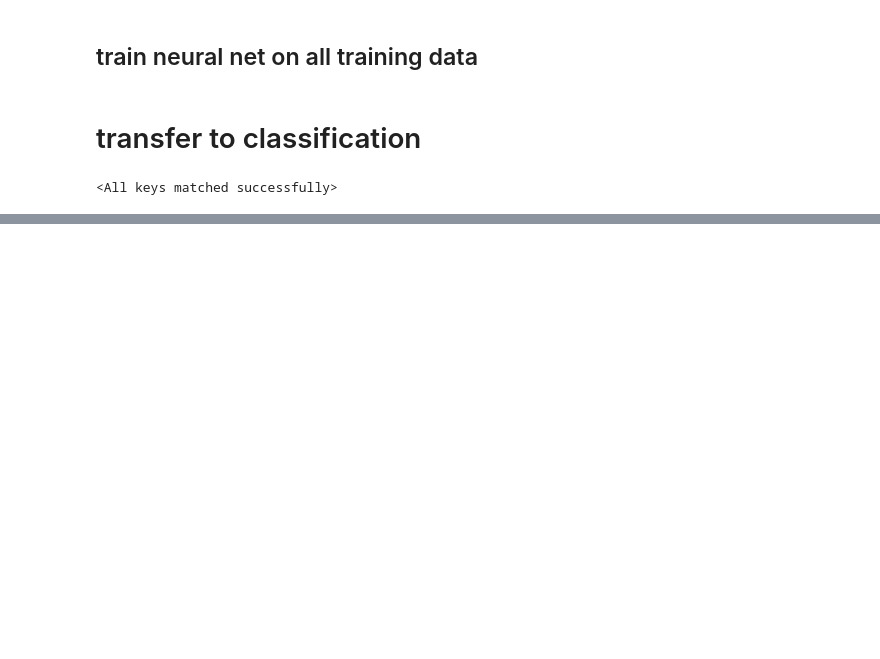
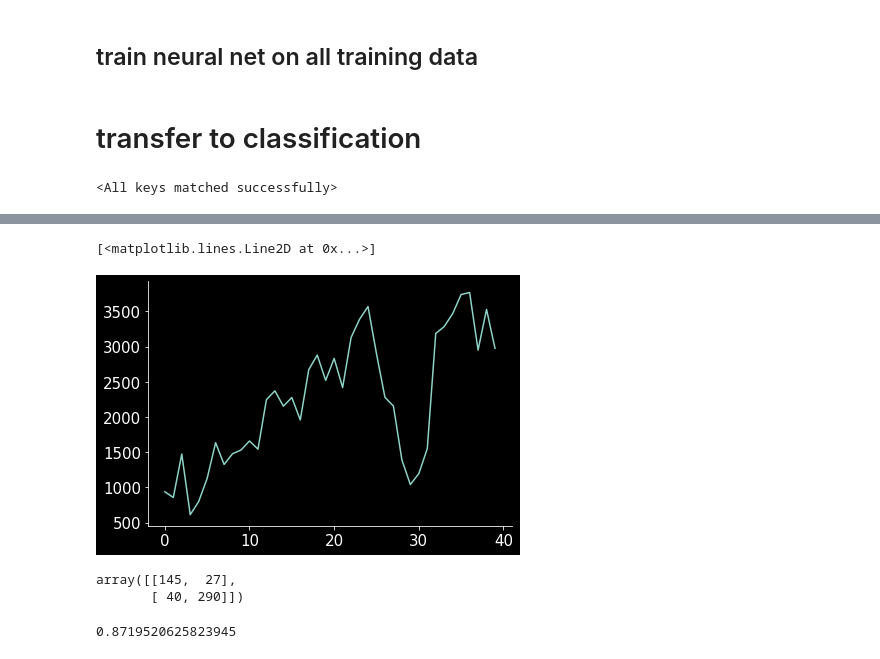
Before and after one commit to Yu-Group/molecular-partner-prediction, a Jupyter notebook: notebooks/08_fit_dnn_tracks.ipynb, the cells around one changed output, grey strips where cells are left out. Drawn from its saved outputs; the diff is of its cells as text; code cells hidden in the pictures; blank space fills up the shorter version.

```diff
--- a/notebooks/08_fit_dnn_tracks.ipynb
+++ b/notebooks/08_fit_dnn_tracks.ipynb
@@ -201,0 +214,6 @@ clath_gak train
+# %%
+    df = ds[('clath_aux+gak', 'test')]
+    X = df[feat_names]
+    y = df['Y_sig_mean_normalized']
+    preds_dnn = dnn.predict(X)
+    preds_gb = gb.predict(df[feat_names[1:]])
@@ -201,0 +235,6 @@ clath_gak train
+# %%
+plt.plot(df['X_same_length'].iloc[dnn_best[0]])
+preds_dnn[dnn_best[0]]
+# %% [output]
+[<matplotlib.lines.Line2D at 0x...>]
+[figure, added]
@@ -201,0 +261,9 @@ clath_gak train
+# %%
+confusion_matrix(dnn_correct, gb_correct)
+# %% [output]
+array([[145,  27],
+       [ 40, 290]])
+# %%
+np.corrcoef(preds_dnn, preds_gb)[0, 1]
+# %% [output]
+0.8719520625823945
```
Also changed, not shown: parts of 14 cells of this notebook, 1 other file.
